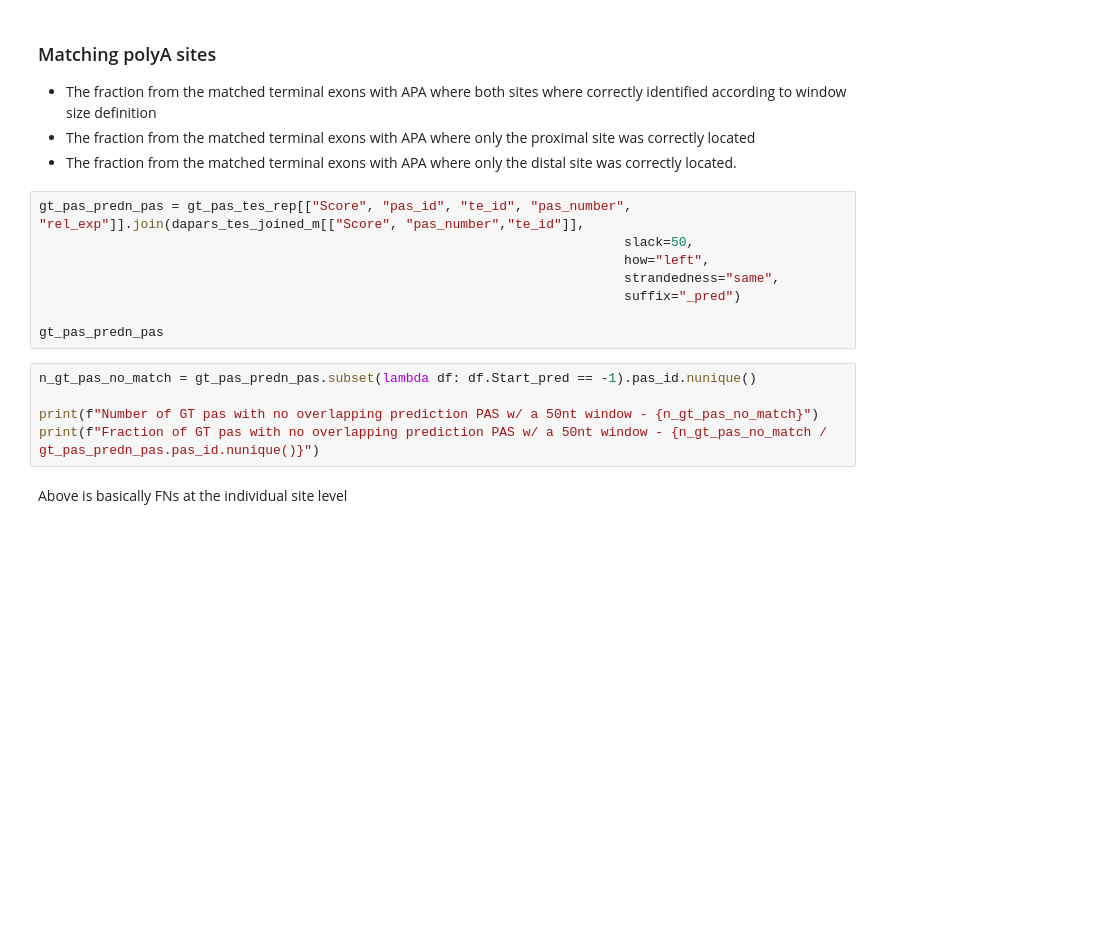
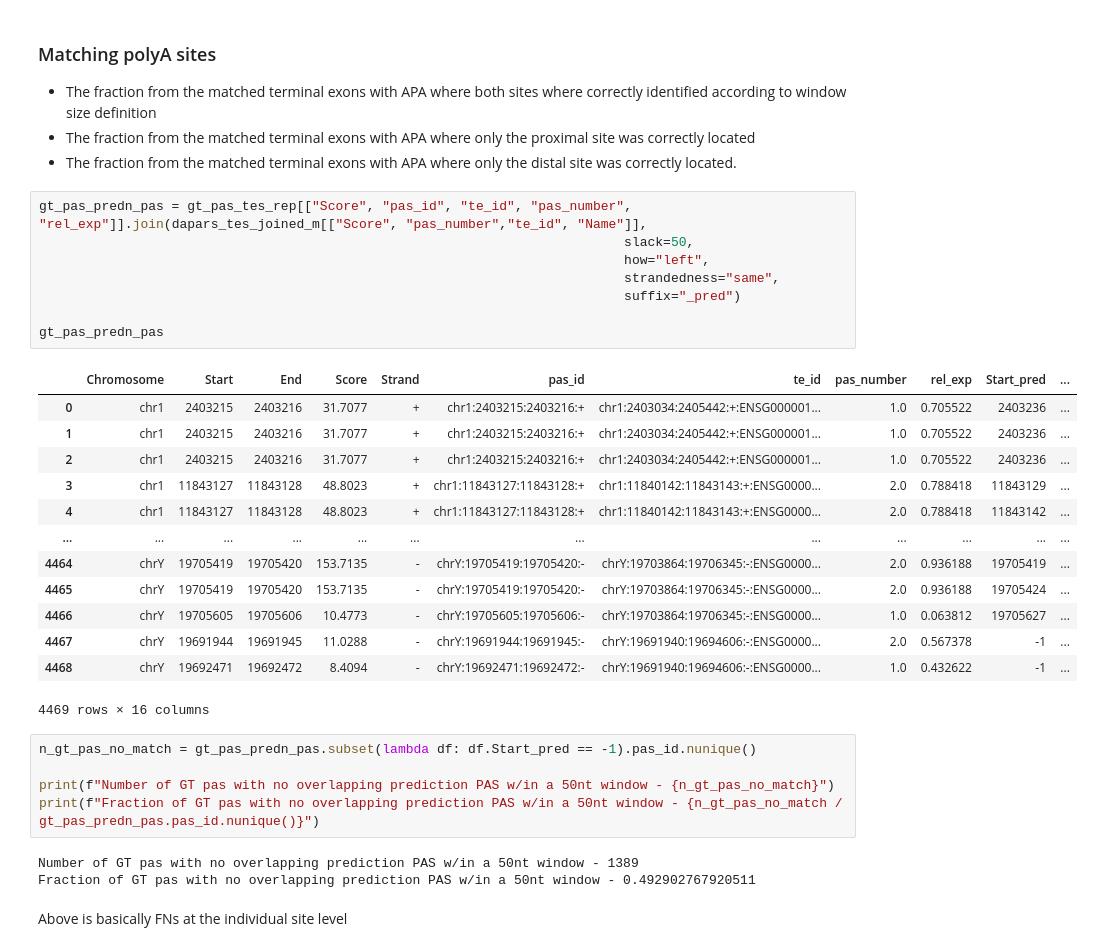
Before and after one commit to iRNA-COSI/APAeval, a Jupyter notebook: summary_workflows/relative_quantification/poc/relative_quant_poc.ipynb, the cells around one changed output. Saved outputs shown, nothing was run; the diff lists cells and outputs as text; blank space fills up the shorter version.

Commit message:
define match groups by PAS prediction pair/group (more precise)

```diff
--- a/summary_workflows/relative_quantification/poc/relative_quant_poc.ipynb
+++ b/summary_workflows/relative_quantification/poc/relative_quant_poc.ipynb
@@ -1168,18 +1186,35 @@ print(f"Jaccard index for DaPars at TE level - {jaccard_te}")
 - The fraction from the matched terminal exons with APA where only the proximal site was correctly located
 - The fraction from the matched terminal exons with APA where only the distal site was correctly located.
 # %%
-gt_pas_predn_pas = gt_pas_tes_rep[["Score", "pas_id", "te_id", "pas_number", "rel_exp"]].join(dapars_tes_joined_m[["Score", "pas_number","te_id"]],
+gt_pas_predn_pas = gt_pas_tes_rep[["Score", "pas_id", "te_id", "pas_number", "rel_exp"]].join(dapars_tes_joined_m[["Score", "pas_number","te_id", "Name"]],
                                                                            slack=50,
                                                                            how="left",
                                                                            strandedness="same",
                                                                            suffix="_pred")
 
 gt_pas_predn_pas
+# %% [output]
+|  | Chromosome | Start | End | Score | Strand | pas_id | te_id | pas_number | rel_exp | Start_pred | ... |
+| 0 | chr1 | 2403215 | 2403216 | 31.7077 | + | chr1:2403215:2403216:+ | chr1:2403034:2405442:+:ENSG000001... | 1.0 | 0.705522 | 2403236 | ... |
+| 1 | chr1 | 2403215 | 2403216 | 31.7077 | + | chr1:2403215:2403216:+ | chr1:2403034:2405442:+:ENSG000001... | 1.0 | 0.705522 | 2403236 | ... |
+| 2 | chr1 | 2403215 | 2403216 | 31.7077 | + | chr1:2403215:2403216:+ | chr1:2403034:2405442:+:ENSG000001... | 1.0 | 0.705522 | 2403236 | ... |
+| 3 | chr1 | 11843127 | 11843128 | 48.8023 | + | chr1:11843127:11843128:+ | chr1:11840142:11843143:+:ENSG0000... | 2.0 | 0.788418 | 11843129 | ... |
+| 4 | chr1 | 11843127 | 11843128 | 48.8023 | + | chr1:11843127:11843128:+ | chr1:11840142:11843143:+:ENSG0000... | 2.0 | 0.788418 | 11843142 | ... |
+| ... | ... | ... | ... | ... | ... | ... | ... | ... | ... | ... | ... |
+| 4464 | chrY | 19705419 | 19705420 | 153.7135 | - | chrY:19705419:19705420:- | chrY:19703864:19706345:-:ENSG0000... | 2.0 | 0.936188 | 19705419 | ... |
+| 4465 | chrY | 19705419 | 19705420 | 153.7135 | - | chrY:19705419:19705420:- | chrY:19703864:19706345:-:ENSG0000... | 2.0 | 0.936188 | 19705424 | ... |
+| 4466 | chrY | 19705605 | 19705606 | 10.4773 | - | chrY:19705605:19705606:- | chrY:19703864:19706345:-:ENSG0000... | 1.0 | 0.063812 | 19705627 | ... |
+| 4467 | chrY | 19691944 | 19691945 | 11.0288 | - | chrY:19691944:19691945:- | chrY:19691940:19694606:-:ENSG0000... | 2.0 | 0.567378 | -1 | ... |
+| 4468 | chrY | 19692471 | 19692472 | 8.4094 | - | chrY:19692471:19692472:- | chrY:19691940:19694606:-:ENSG0000... | 1.0 | 0.432622 | -1 | ... |
+4469 rows × 16 columns
 # %%
 n_gt_pas_no_match = gt_pas_predn_pas.subset(lambda df: df.Start_pred == -1).pas_id.nunique()
 
-print(f"Number of GT pas with no overlapping prediction PAS w/ a 50nt window - {n_gt_pas_no_match}")
-print(f"Fraction of GT pas with no overlapping prediction PAS w/ a 50nt window - {n_gt_pas_no_match / gt_pas_predn_pas.pas_id.nunique()}")
+print(f"Number of GT pas with no overlapping prediction PAS w/in a 50nt window - {n_gt_pas_no_match}")
+print(f"Fraction of GT pas with no overlapping prediction PAS w/in a 50nt window - {n_gt_pas_no_match / gt_pas_predn_pas.pas_id.nunique()}")
+# %% [output]
+Number of GT pas with no overlapping prediction PAS w/in a 50nt window - 1389
+Fraction of GT pas with no overlapping prediction PAS w/in a 50nt window - 0.492902767920511
 # %% [markdown]
 Above is basically FNs at the individual site level
 # %% [markdown]
```
Also changed, not shown: parts of 12 cells of this notebook.
